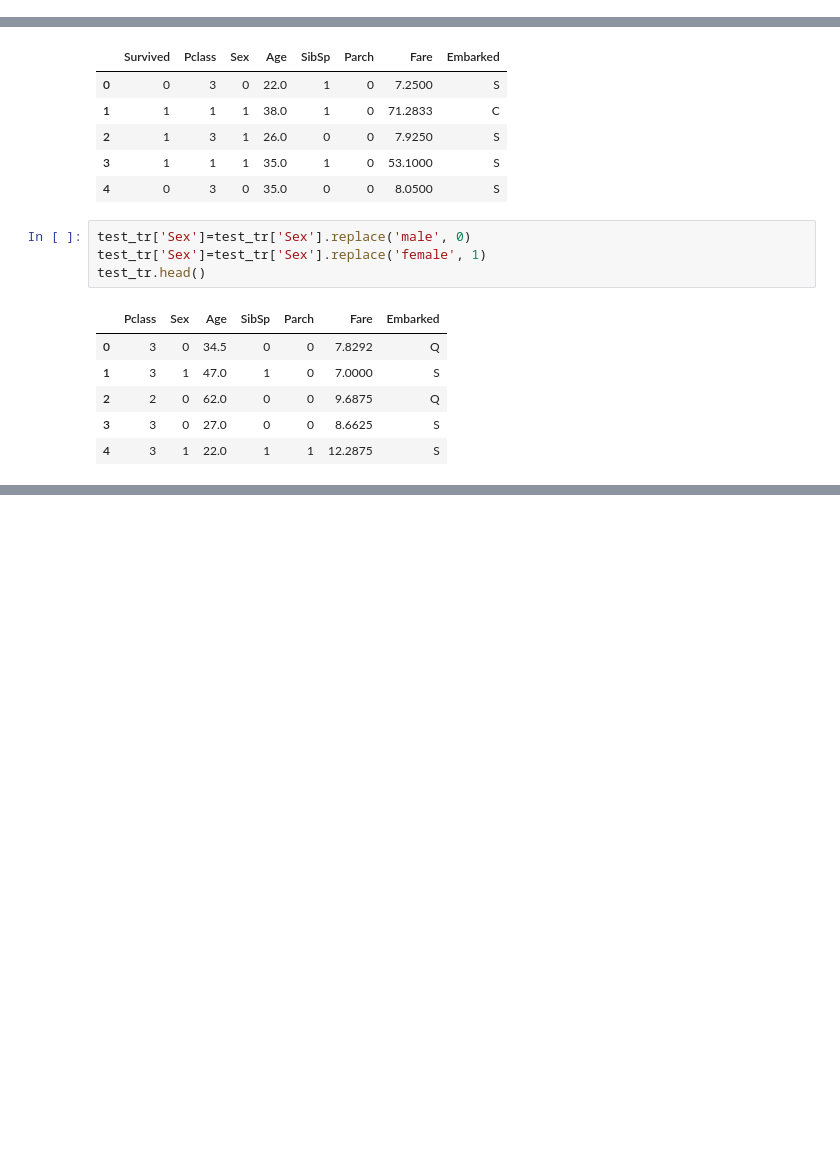
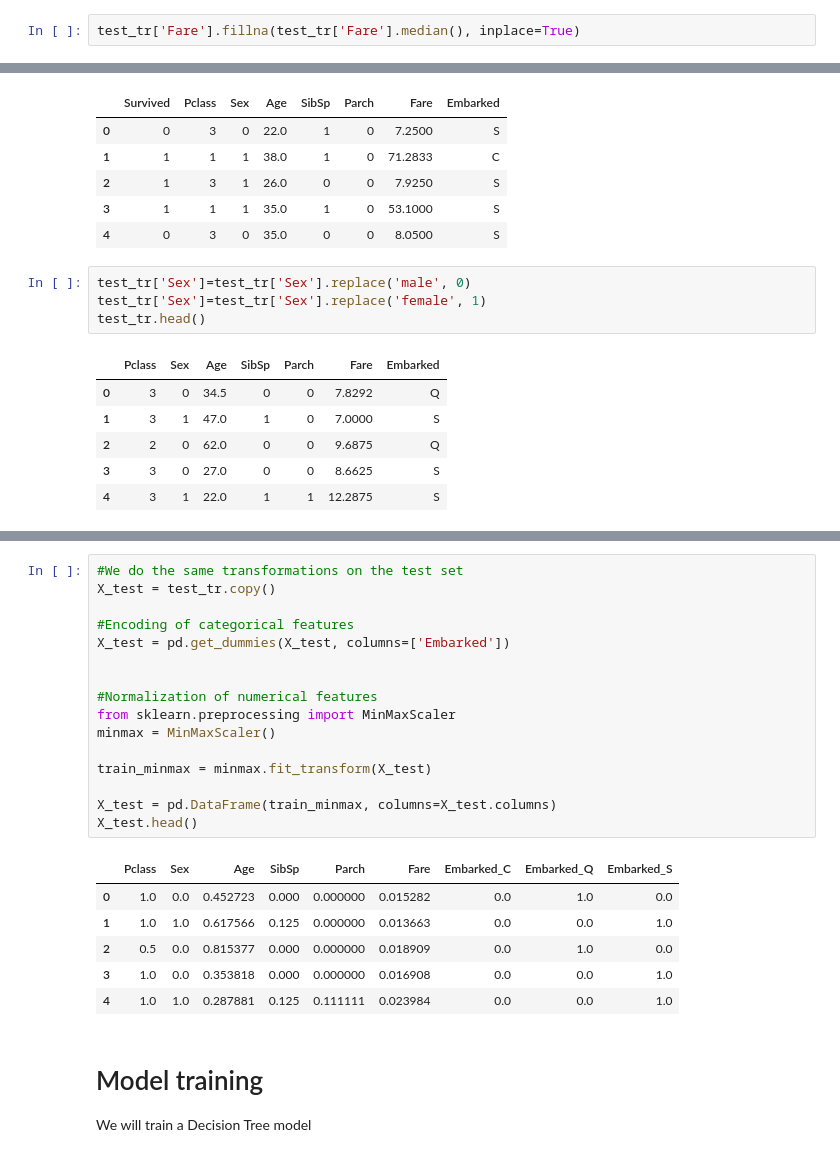
Before and after one commit to sibanda1989/Kaggle-Jupyter-Notebooks, a Jupyter notebook: titanichs2612211zw.ipynb, the cells around one changed output, grey strips where cells are left out. Drawn from its saved outputs; the diff is of its cells as text; blank space fills up the shorter version.

```diff
--- a/titanichs2612211zw.ipynb
+++ b/titanichs2612211zw.ipynb
@@ -155,3 +172,5 @@ dtype: int64
+# %%
+test_tr['Fare'].fillna(test_tr['Fare'].median(), inplace=True)
 # %%
 #Lets have a look at the missing values matrix
 msno.matrix(train_tr)
@@ -270,0 +322,26 @@ test_tr.head()
+# %%
+#We do the same transformations on the test set
+X_test = test_tr.copy()
+
+#Encoding of categorical features
+X_test = pd.get_dummies(X_test, columns=['Embarked'])
+
+
+#Normalization of numerical features
+from sklearn.preprocessing import MinMaxScaler
+minmax = MinMaxScaler()
+
+train_minmax = minmax.fit_transform(X_test)
+
+X_test = pd.DataFrame(train_minmax, columns=X_test.columns)
+X_test.head()
+# %% [output]
+|  | Pclass | Sex | Age | SibSp | Parch | Fare | Embarked_C | Embarked_Q | Embarked_S |
+| 0 | 1.0 | 0.0 | 0.452723 | 0.000 | 0.000000 | 0.015282 | 0.0 | 1.0 | 0.0 |
+| 1 | 1.0 | 1.0 | 0.617566 | 0.125 | 0.000000 | 0.013663 | 0.0 | 0.0 | 1.0 |
+| 2 | 0.5 | 0.0 | 0.815377 | 0.000 | 0.000000 | 0.018909 | 0.0 | 1.0 | 0.0 |
+| 3 | 1.0 | 0.0 | 0.353818 | 0.000 | 0.000000 | 0.016908 | 0.0 | 0.0 | 1.0 |
+| 4 | 1.0 | 1.0 | 0.287881 | 0.125 | 0.111111 | 0.023984 | 0.0 | 0.0 | 1.0 |
+# %% [markdown]
+# Model training
+We will train a Decision Tree model
```
Also changed, not shown: parts of 10 cells of this notebook.
